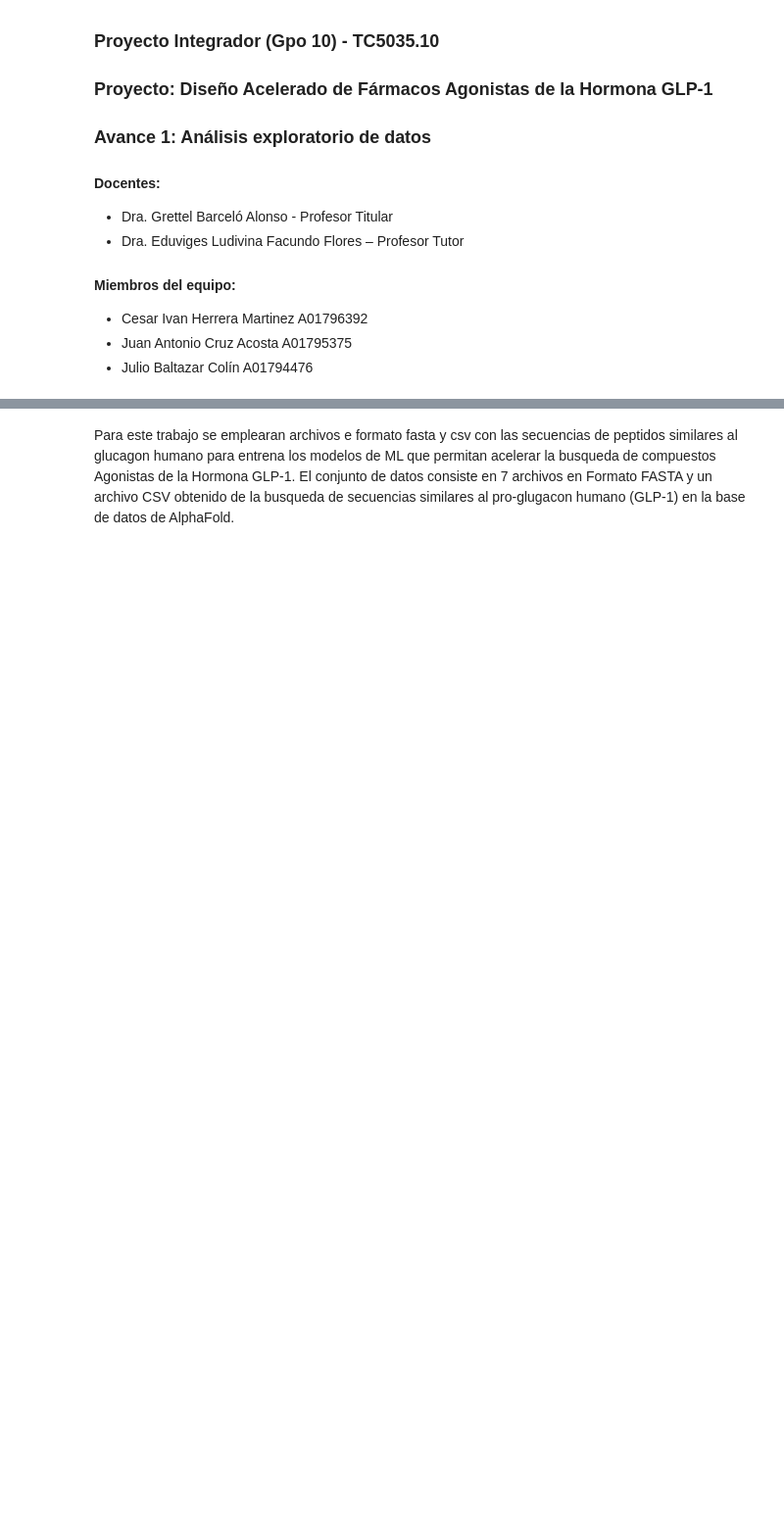
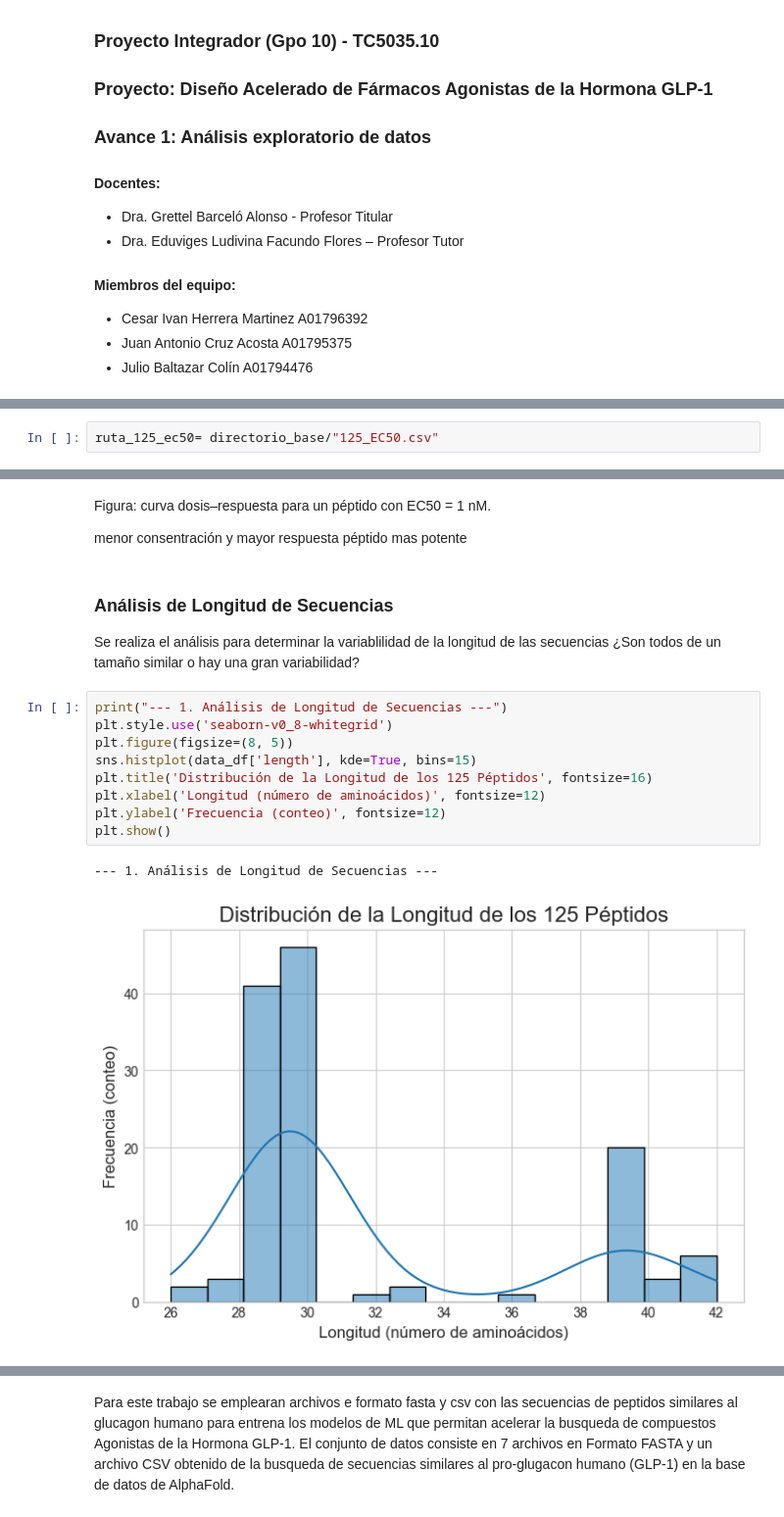
Before and after one commit to Julio21-ai/glp-1_drug_discovery, a Jupyter notebook: notebooks/Avance 1.ipynb, the cells around one changed output, grey strips where cells are left out. Shown at 98% size. Drawn from its saved outputs; the diff is of its cells as text; blank space fills up the shorter version.

```diff
--- a/notebooks/Avance 1.ipynb
+++ b/notebooks/Avance 1.ipynb
@@ -65,0 +86,2 @@ https://blast.ncbi.nlm.nih.gov/Blast.cgi?PAGE_TYPE=BlastSearch&USER_FORMAT_DEFAU
+# %%
+ruta_125_ec50= directorio_base/"125_EC50.csv"
@@ -65,0 +131,19 @@ https://blast.ncbi.nlm.nih.gov/Blast.cgi?PAGE_TYPE=BlastSearch&USER_FORMAT_DEFAU
+# %% [markdown]
+Figura: curva dosis–respuesta para un péptido con EC50 = 1 nM.
+
+menor consentración y mayor respuesta péptido mas potente
+# %% [markdown]
+### Análisis de Longitud de Secuencias
+Se realiza el análisis para determinar la variablilidad de la longitud de las secuencias ¿Son todos de un tamaño similar o hay una gran variabilidad?
+# %%
+print("--- 1. Análisis de Longitud de Secuencias ---")
+plt.style.use('seaborn-v0_8-whitegrid')
+plt.figure(figsize=(8, 5))
+sns.histplot(data_df['length'], kde=True, bins=15)
+plt.title('Distribución de la Longitud de los 125 Péptidos', fontsize=16)
+plt.xlabel('Longitud (número de aminoácidos)', fontsize=12)
+plt.ylabel('Frecuencia (conteo)', fontsize=12)
+plt.show()
+# %% [output]
+--- 1. Análisis de Longitud de Secuencias ---
+[figure, added]
```
Also changed, not shown: parts of 63 cells of this notebook, 3 other files.
